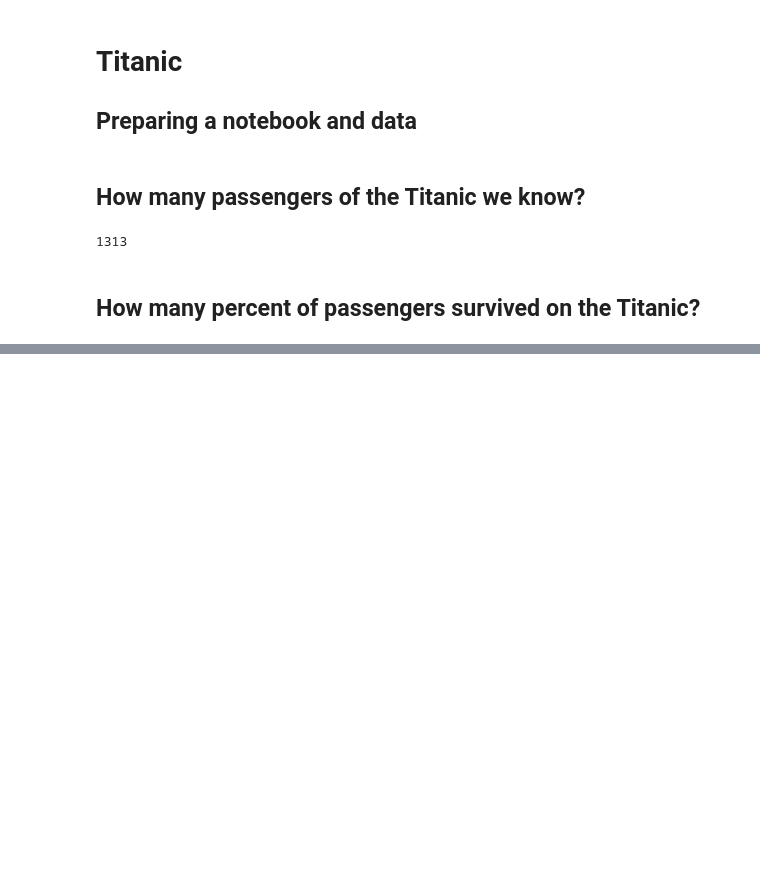
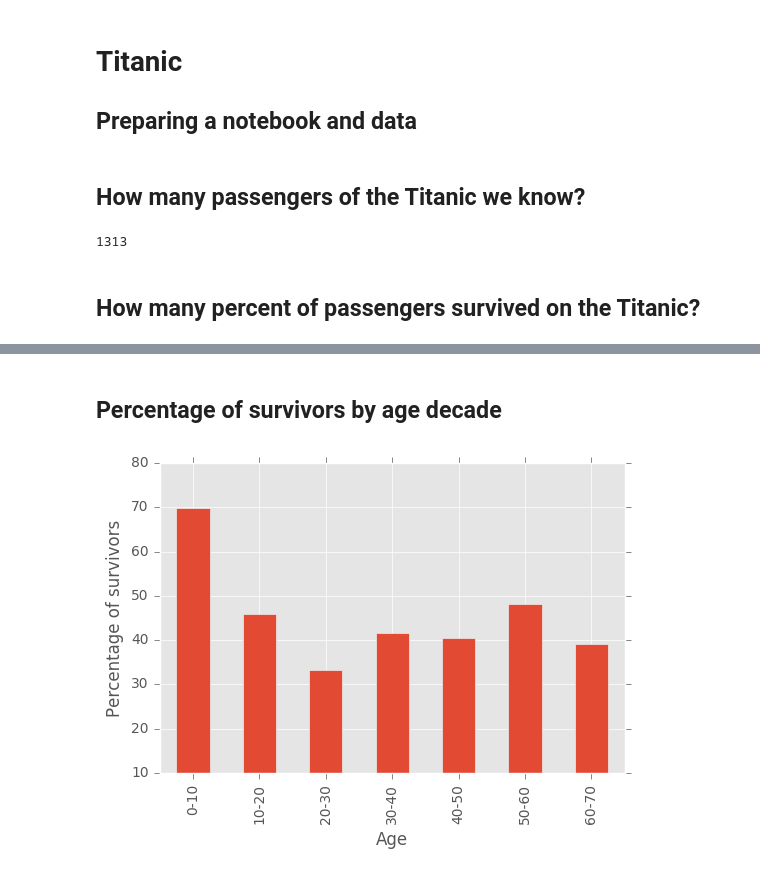
Before and after one commit to bogdanbodnar/titanic, a Jupyter notebook: Titanic.ipynb, the cells around one changed output, grey strips where cells are left out. Saved outputs shown, nothing was run; the diff lists cells and outputs as text; code cells hidden in the pictures; blank space fills up the shorter version.

```diff
--- a/Titanic.ipynb
+++ b/Titanic.ipynb
@@ -4,6 +4,14 @@
 ## Preparing a notebook and data
 # %%
 import pandas
+# %%
+import matplotlib
+import matplotlib.style
+matplotlib.style.use('ggplot')
+
+
+# Zapnout zobrazování grafů (procento uvozuje „magickou” zkratku IPythonu):
+%matplotlib inline
 # %%
 from IPython.core.display import HTML
 with open('table.css') as css:
@@ -26,0 +63,15 @@ survived_persons[survived_persons == 1].count()
+# %% [markdown]
+## Percentage of survivors by age decade
+# %%
+survived_by_age_decade = persons.dropna().groupby(persons['Age'] // 10 * 10).agg(['count', 'sum'])['Survived']
+percent_survived_by_age_decade = survived_by_age_decade['sum'] / survived_by_age_decade['count'] * 100
+bar_1 = percent_survived_by_age_decade.to_frame().plot.bar(legend=False)
+bar_1.axis([-0.5, 6.5,10,80])
+bar_1.set_xlabel('Age')
+bar_1.set_ylabel('Percentage of survivors')
+
+age_labels = ['0-10','10-20','20-30','30-40','40-50','50-60','60-70']
+
+bar_1.set_xticklabels(age_labels);
+# %% [output]
+[figure, added]
```
Also changed, not shown: parts of 7 cells of this notebook.
